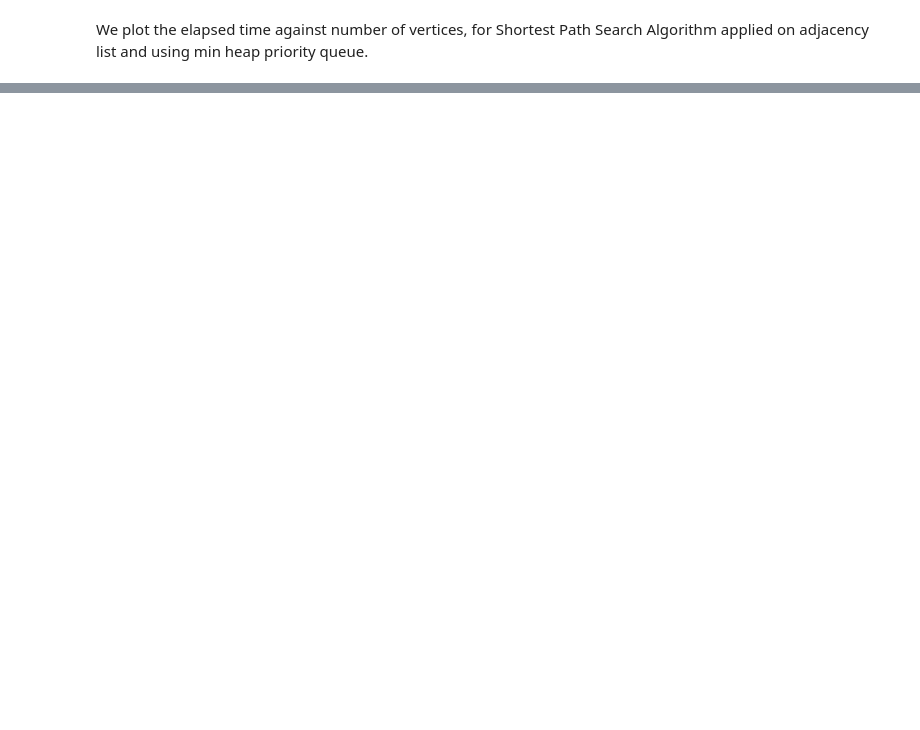
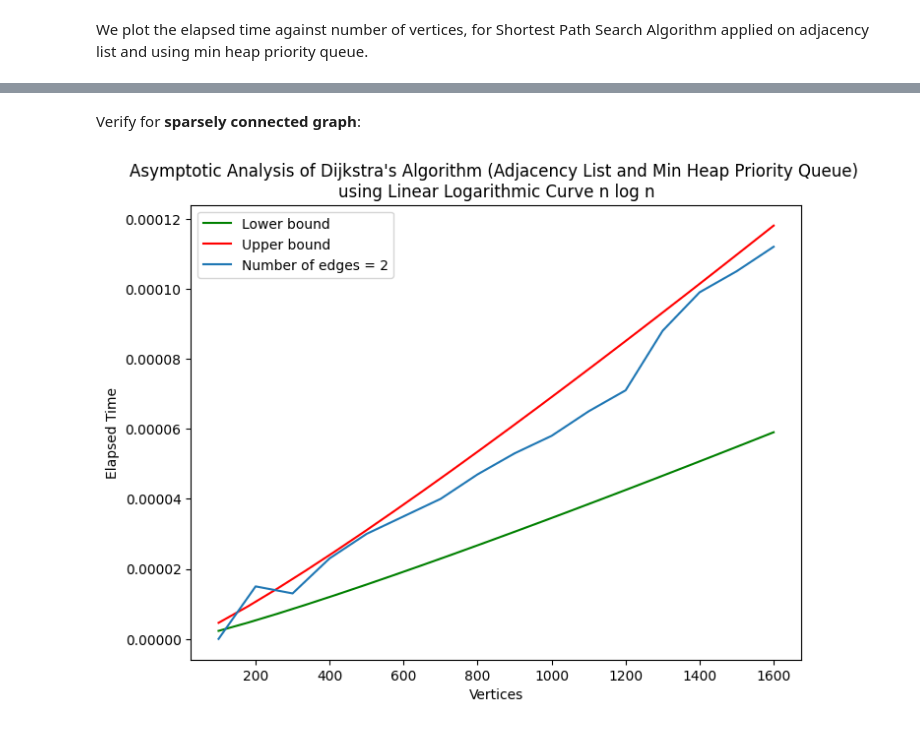
Before and after one commit to Neo-Zenith/Analysis-of-Algorithms, a Jupyter notebook: Dijkstra Shortest Path Search/analysis.Ipynb, the cells around one changed output, grey strips where cells are left out. Saved outputs shown, nothing was run; the diff lists cells and outputs as text; code cells hidden in the pictures; blank space fills up the shorter version.

```diff
--- a/Dijkstra Shortest Path Search/analysis.Ipynb
+++ b/Dijkstra Shortest Path Search/analysis.Ipynb
@@ -176,0 +312,24 @@ for i in range(len(timeMegaList)):
+# %% [markdown]
+Verify for **sparsely connected graph**:
+# %%
+plt.figure(figsize=(8,6))
+x = np.linspace(100, 1600, 20)
+y1 = 0.000000005 * (x) * np.log(x)
+y2 = 2 * y1
+plt.plot(x, y1, 'g', label="Lower bound")
+plt.plot(x, y2, 'r', label="Upper bound")
+
+edgeList[2] = ["2", "|V| - 1"]
+df = pd.DataFrame()
+
+df["Vertices"] = verticesMegaList[0]
+df["Elapsed Time"] = timeMegaList[0]
+plot = sb.lineplot(data= df,
+                    x="Vertices",
+                    y="Elapsed Time",
+                    label="Number of edges = 2")
+
+plot.set(title="Asymptotic Analysis of Dijkstra's Algorithm (Adjacency List and Min Heap Priority Queue) \nusing Linear Logarithmic Curve n log n")
+plt.show()
+# %% [output]
+[figure, added]
```
Also changed, not shown: parts of 12 cells of this notebook, 15 other files.
